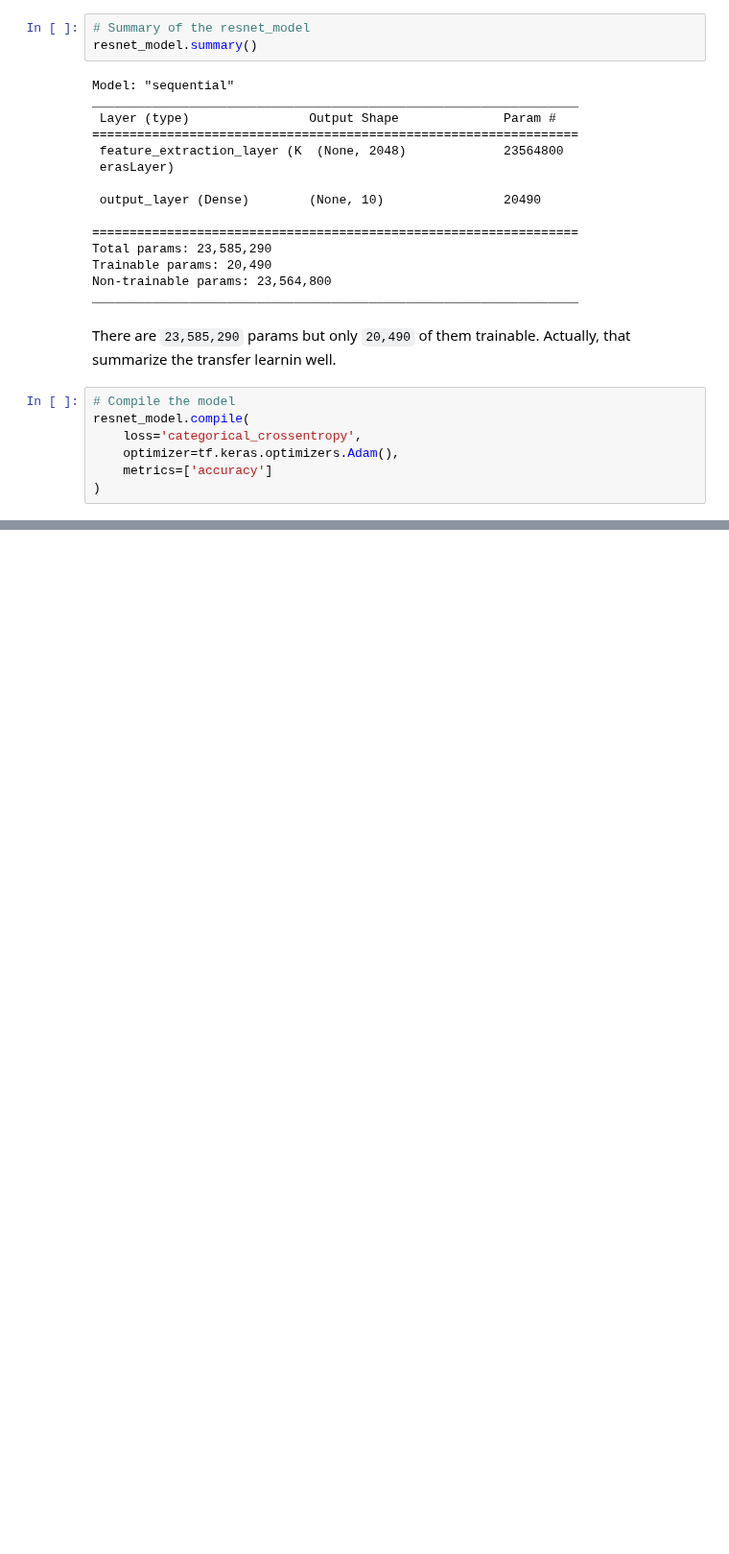
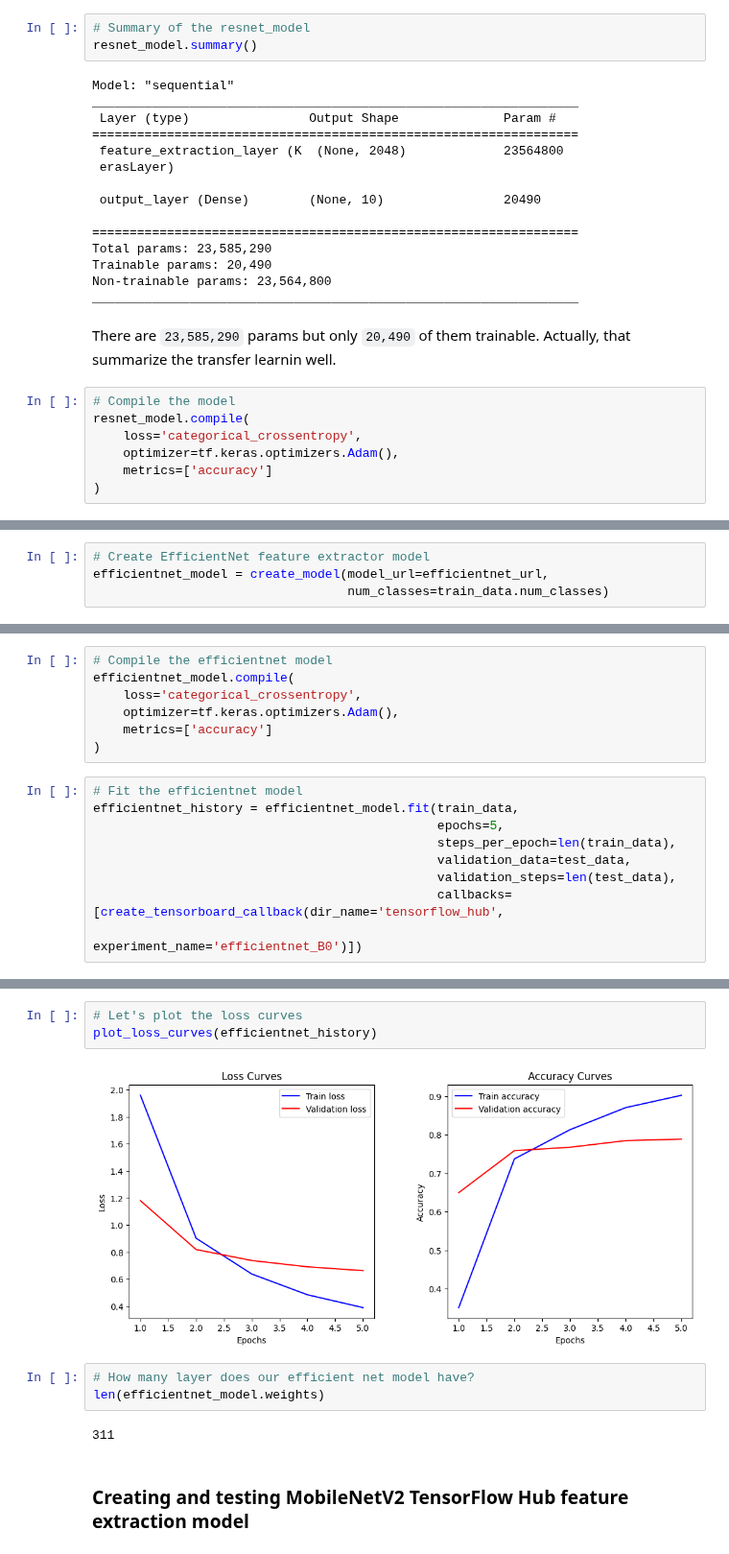
Before and after one commit to SedatParlak/tensorflow, a Jupyter notebook: 04_transfer_learning_part1_feature_extraction.ipynb, the cells around one changed output, grey strips where cells are left out. Shown at 96% size. Saved outputs shown, nothing was run; the diff lists cells and outputs as text; blank space fills up the shorter version.

Commit message:
upload transfer learning feature extractor

```diff
--- a/04_transfer_learning_part1_feature_extraction.ipynb
+++ b/04_transfer_learning_part1_feature_extraction.ipynb
@@ -210,0 +263,4 @@ This transfer learning feature extractor model performed well. Compared with pre
+# %%
+# Create EfficientNet feature extractor model
+efficientnet_model = create_model(model_url=efficientnet_url,
+                                  num_classes=train_data.num_classes)
@@ -210,0 +285,16 @@ This transfer learning feature extractor model performed well. Compared with pre
+# %%
+# Compile the efficientnet model
+efficientnet_model.compile(
+    loss='categorical_crossentropy',
+    optimizer=tf.keras.optimizers.Adam(),
+    metrics=['accuracy']
+)
+# %%
+# Fit the efficientnet model
+efficientnet_history = efficientnet_model.fit(train_data,
+                                              epochs=5,
+                                              steps_per_epoch=len(train_data),
+                                              validation_data=test_data,
+                                              validation_steps=len(test_data),
+                                              callbacks=[create_tensorboard_callback(dir_name='tensorflow_hub',
+                                                                         experiment_name='efficientnet_B0')])
@@ -210,0 +313,12 @@ This transfer learning feature extractor model performed well. Compared with pre
+# %%
+# Let's plot the loss curves
+plot_loss_curves(efficientnet_history)
+# %% [output]
+[figure, added]
+# %%
+# How many layer does our efficient net model have?
+len(efficientnet_model.weights)
+# %% [output]
+311
+# %% [markdown]
+### Creating and testing MobileNetV2 TensorFlow Hub feature extraction model
```
Also changed, not shown: parts of 25 cells of this notebook.
